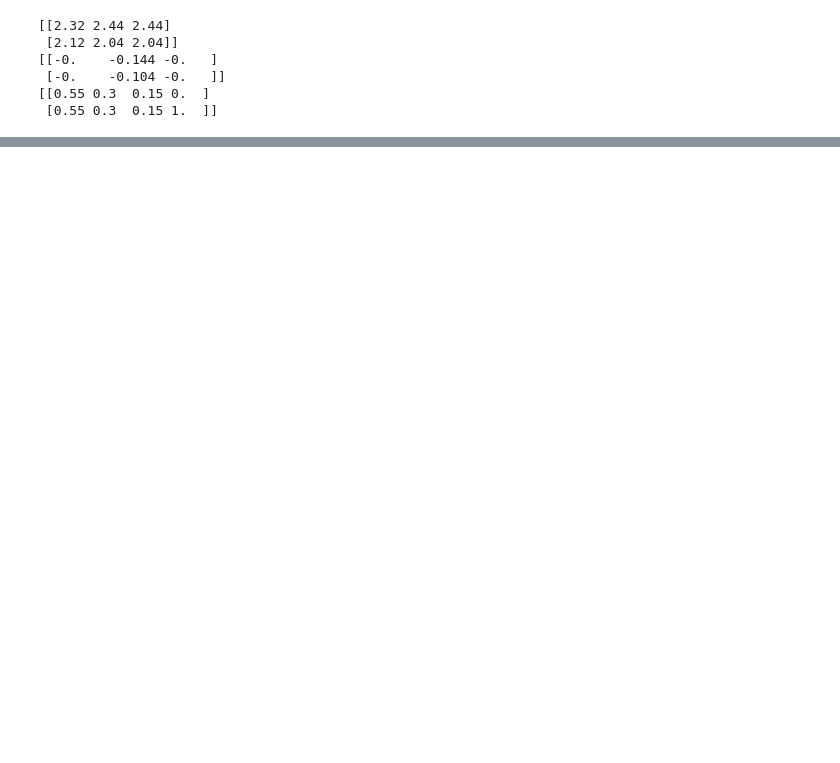
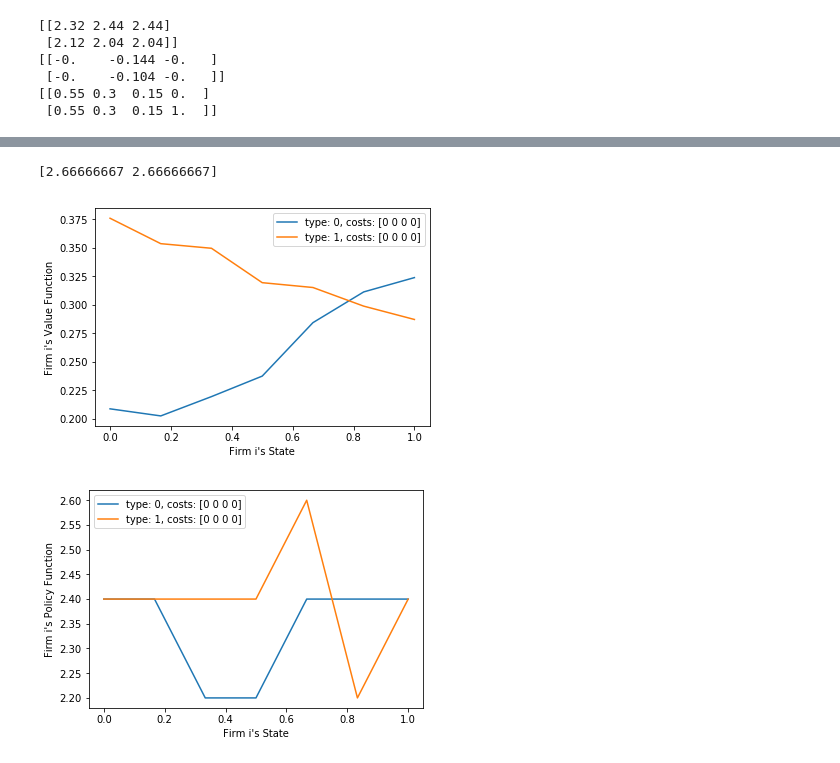
Before and after one commit to ericschulman/tx_milk_2yp, a Jupyter notebook: types2.ipynb, the cells around one changed output, grey strips where cells are left out. Cells and saved outputs as stored; diff of their text form; code cells hidden in the pictures; blank space fills up the shorter version.

```diff
--- a/types2.ipynb
+++ b/types2.ipynb
@@ -137,8 +137,8 @@ def set_up_env(n, nsim, steps, params):
     bid_weighting = (max_bid - min_bid)/(bsteps)
     bids = min_bid + np.arange(1,bsteps)*bid_weighting
 
-    policy = lambda state, shock: 2*state.my_states + params[2]*state.types + shock[:,0]
-    value = lambda state: 1 - state.my_states + state.types
+    policy = lambda state, shock: 4*state.types
+    value = lambda state: 4*state.types
 
     return value, policy, bids, states, shocks, params
 
@@ -184,19 +184,17 @@ def profit(bids, states, shocks, params):
     return profits
 
 
-def update_state(bids, states, shocks, params):
+def update_state(bids, states, params):
     """update all firms states based on bids
     note: firms in updated states, no longer correspond to their bids"""
-    bids,shocks = np.array(bids),np.array(shocks)
+    bids = np.array(bids)
 
     win_weights, lose_weights = weighting(bids)
     new_states = params[5]*win_weights - params[5]*lose_weights + states.get_all()
-    new_types = np.maximum(states.types,shocks[:,-1])
-    return states.make_states(new_states[:,0],np.delete(new_states,0,axis=1), new_types)
+    return states.make_states(new_states[:,0],new_states[:,1:], states.types)
 
 
 ####unit testing######
-
 
 params =  2.5, -.3, 2., .2, .1, .1, .9 #beta comes lasts
 states = States(3,4)
@@ -206,7 +204,7 @@ new_shocks = np.array([[0,0,0,0],[0,0,0,0]])
 
 print cost(new_states, new_shocks, params)
 print profit([[2,1,2],[2,1,2]], new_states, new_shocks, params)
-print update_state([[2,1,2],[2,1,2]], new_states, new_shocks, params).get_all(types=True)
+print update_state([[2,1,2],[2,1,2]], new_states, params).get_all(types=True)
 # %% [output]
 [[2.32 2.44 2.44]
  [2.12 2.04 2.04]]
@@ -216,0 +449,43 @@ print update_state([[2,1,2],[2,1,2]], new_states, new_shocks, params).get_all(ty
+# %%
+def operator(init_value, init_policy, bids, states,shocks, params):
+    """evaluate states and shocks using look up function"""
+
+    policy, ic = ic_policy_operator(init_value, init_policy, bids, states, shocks, params)
+
+    value, max_value = value_operator(init_value, policy, ic, states, shocks, params)
+
+    return max_value, value, policy
+# %%
+def  markov_perfect_eq(error, maxiter, init_value, init_policy, bids, states, shocks, param):
+    """calculate the value function in a symmetric
+        markov perfect equilibria"""
+
+    #initialize loop variables
+    value_conv = True #don't worry about value function for now
+    init_max = -1 #ensure the loop goes once
+    value, policy = init_value, init_policy
+
+    while  maxiter >= 0 and value_conv :
+
+        #iterate loop variables for each player first update value
+        max_value, value, p_not = operator(value, policy, bids, states, shocks,  param)
+        #then update value
+        max_value, v_not, policy = operator(value, policy, bids, states, shocks,  param)
+        #update loop variables
+        maxiter = maxiter - 1
+        value_conv = np.abs(init_max - max_value) > error
+        init_max = max_value
+
+    return  value,  policy
+
+
+#### testing
+params =  2.5, -.3, 2., .2, .1, .1, .9 #beta comes lasts
+value, policy, bids, states, shocks, params = set_up_env(3, 5, 3, params)
+
+value,  policy = markov_perfect_eq(.01, 10, value, policy, bids, states, shocks, params)
+
+new_states = states.make_states([.3,.4],[[.3,.3],[.1,.3]],[0,1])
+print policy(new_states,[[0,0,0,0],[0,0,0,0]])
+# %% [output]
+[2.66666667 2.66666667]
@@ -216,0 +535,17 @@ print update_state([[2,1,2],[2,1,2]], new_states, new_shocks, params).get_all(ty
+# %%
+params =  2.5, -.3, 2, .2 , .1, .3, .9 #beta comes lasts
+value, policy, bids, states, shocks, params = set_up_env(3, 70, 6, params)
+
+#play with initial policy
+value,  policy = markov_perfect_eq(.0001, 100, value, policy, bids, states, shocks, params)
+
+#generate states for graphing
+graph_shocks = np.array([[0,0,0,0]])
+cross_states, cross_shocks = gen_cross(states, graph_shocks)
+
+#roll the operator forward using shocks I intend to graph
+policy0, ic = ic_policy_helper(value, policy, bids, states, graph_shocks, params)
+graph_functions(value, policy0, cross_states, cross_shocks, ['Value','Policy'], [0,1])
+# %% [output]
+[figure, added]
+[figure, added]
```
Also changed, not shown: parts of 10 cells of this notebook, 1 other file.
